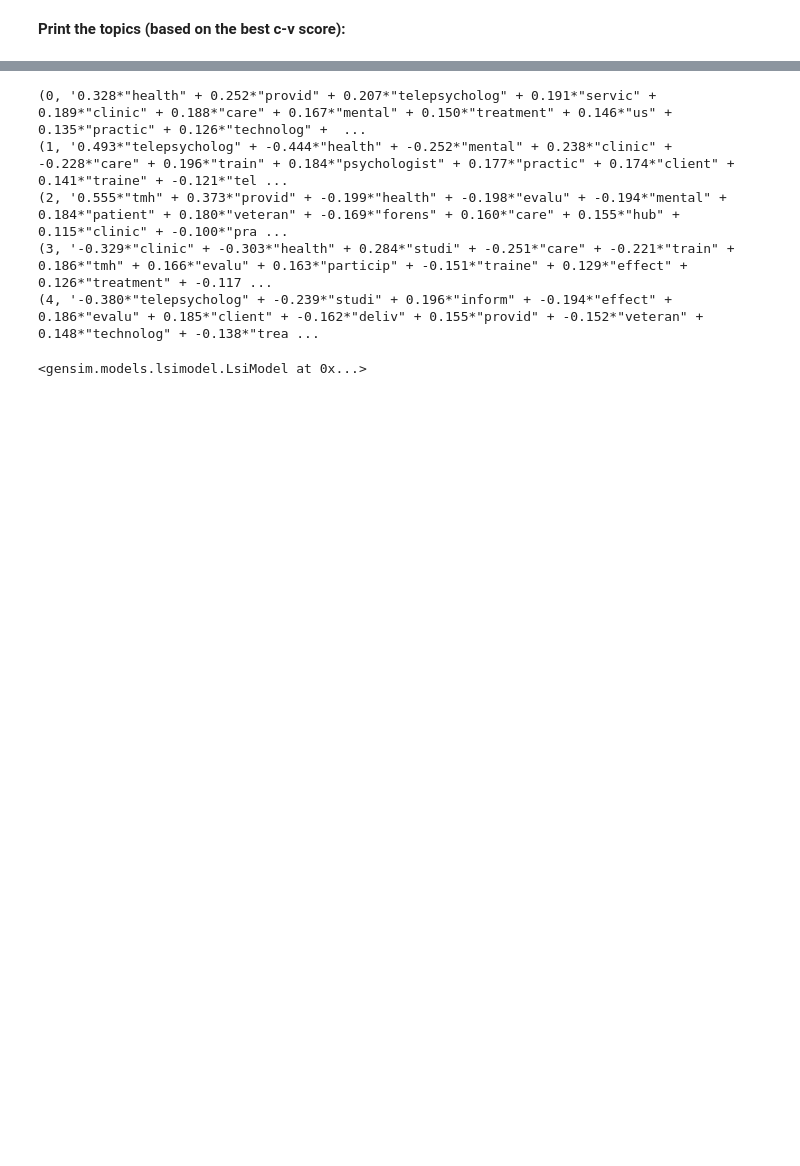
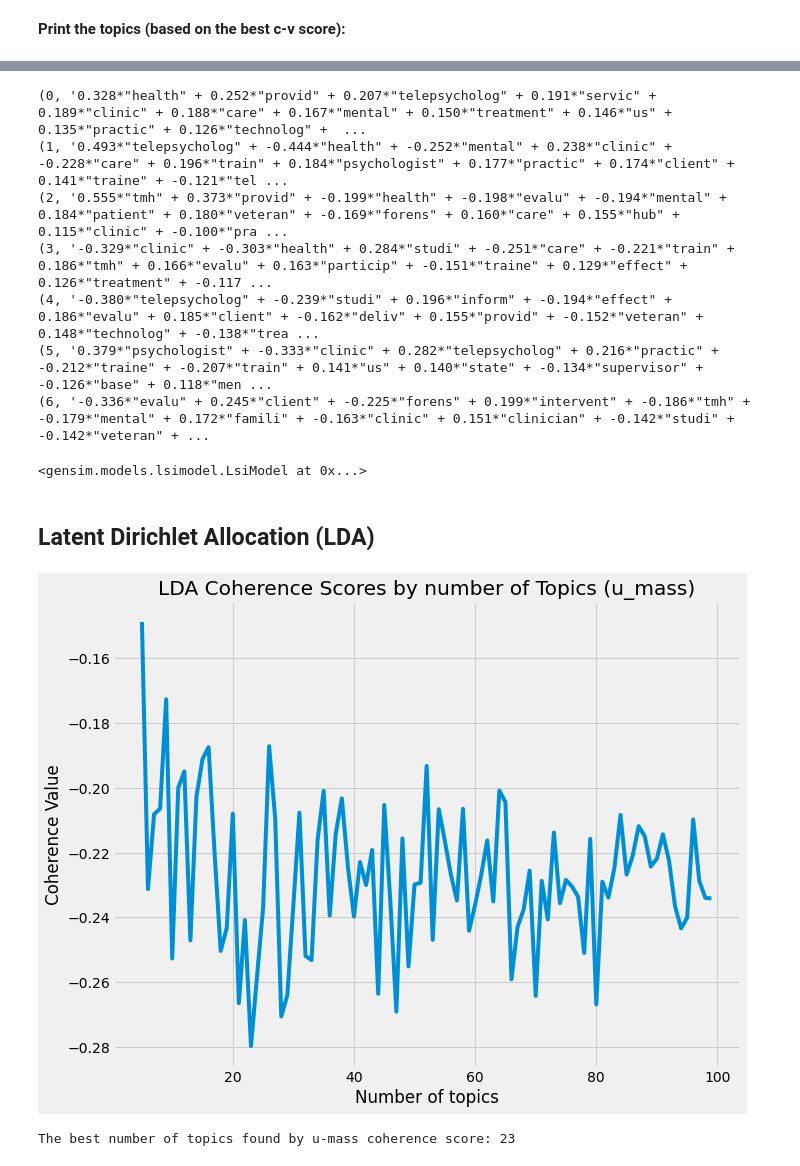
Before and after one commit to VintageGold/Text_Summarization, a Jupyter notebook: Topic_Modeling_YunpengLi.ipynb, the cells around one changed output, grey strips where cells are left out. Saved outputs shown, nothing was run; the diff lists cells and outputs as text; code cells hidden in the pictures; blank space fills up the shorter version.

```diff
--- a/Topic_Modeling_YunpengLi.ipynb
+++ b/Topic_Modeling_YunpengLi.ipynb
@@ -311,10 +319,25 @@ Topic 4: ['telepsycholog', 'studi', 'inform', 'effect', 'evalu', 'client', 'deli
 <gensim.models.lsimodel.LsiModel at 0x...>
 # %%
-print_topics(dictionary, best_num_topics_c_v, num_words=15, friendly_print=False)
+print_topics(dictionary, best_num_topics_c_v, algorithm='LSI', num_words=15, friendly_print=False)
 # %% [output]
 (0, '0.328*"health" + 0.252*"provid" + 0.207*"telepsycholog" + 0.191*"servic" + 0.189*"clinic" + 0.188*"care" + 0.167*"mental" + 0.150*"treatment" + 0.146*"us" + 0.135*"practic" + 0.126*"technolog" +  ...
 (1, '0.493*"telepsycholog" + -0.444*"health" + -0.252*"mental" + 0.238*"clinic" + -0.228*"care" + 0.196*"train" + 0.184*"psychologist" + 0.177*"practic" + 0.174*"client" + 0.141*"traine" + -0.121*"tel ...
 (2, '0.555*"tmh" + 0.373*"provid" + -0.199*"health" + -0.198*"evalu" + -0.194*"mental" + 0.184*"patient" + 0.180*"veteran" + -0.169*"forens" + 0.160*"care" + 0.155*"hub" + 0.115*"clinic" + -0.100*"pra ...
 (3, '-0.329*"clinic" + -0.303*"health" + 0.284*"studi" + -0.251*"care" + -0.221*"train" + 0.186*"tmh" + 0.166*"evalu" + 0.163*"particip" + -0.151*"traine" + 0.129*"effect" + 0.126*"treatment" + -0.117 ...
 (4, '-0.380*"telepsycholog" + -0.239*"studi" + 0.196*"inform" + -0.194*"effect" + 0.186*"evalu" + 0.185*"client" + -0.162*"deliv" + 0.155*"provid" + -0.152*"veteran" + 0.148*"technolog" + -0.138*"trea ...
+(5, '0.379*"psychologist" + -0.333*"clinic" + 0.282*"telepsycholog" + 0.216*"practic" + -0.212*"traine" + -0.207*"train" + 0.141*"us" + 0.140*"state" + -0.134*"supervisor" + -0.126*"base" + 0.118*"men ...
+(6, '-0.336*"evalu" + 0.245*"client" + -0.225*"forens" + 0.199*"intervent" + -0.186*"tmh" + -0.179*"mental" + 0.172*"famili" + -0.163*"clinic" + 0.151*"clinician" + -0.142*"studi" + -0.142*"veteran" + ...
 <gensim.models.lsimodel.LsiModel at 0x...>
+# %% [markdown]
+## Latent Dirichlet Allocation (LDA)
+# %%
+min_topics, max_topics = 5, 100
+coherence_scores_u_mass, best_num_topics_u_mass = generate_coherence_scores(min_topics, max_topics, tokenized_texts, bow_corpus, dictionary, algorithm='LDA', coherence_type='u_mass')
+# %%
+plot_coherence_scores(min_topics, max_topics, coherence_scores_u_mass, coherence_type='u_mass', algorithm='LDA')
+# %% [output]
+[figure, added]
+# %%
+print('The best number of topics found by u-mass coherence score:', best_num_topics_u_mass)
+# %% [output]
+The best number of topics found by u-mass coherence score: 23
```
Also changed, not shown: parts of 23 cells of this notebook.
